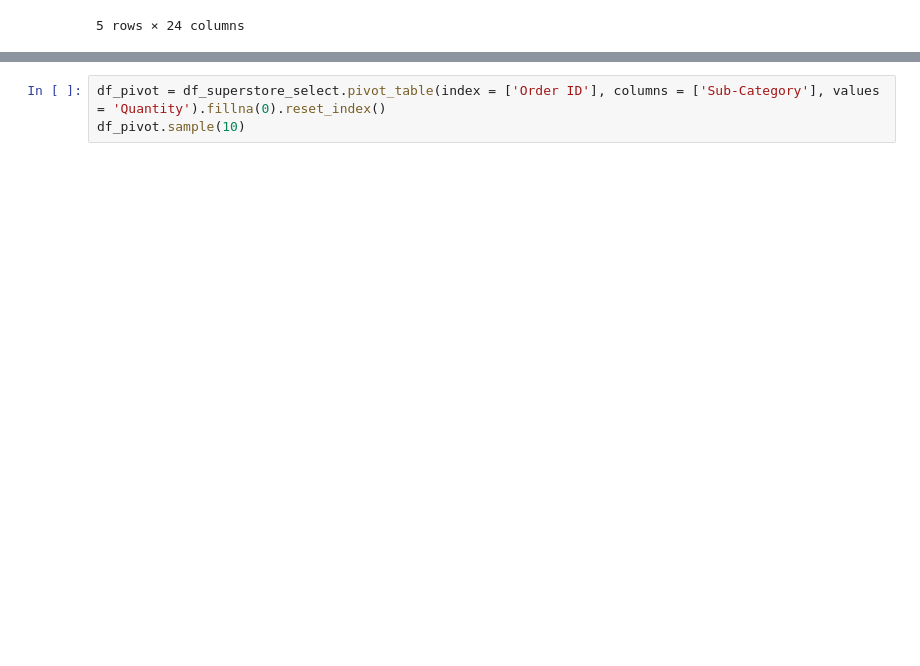
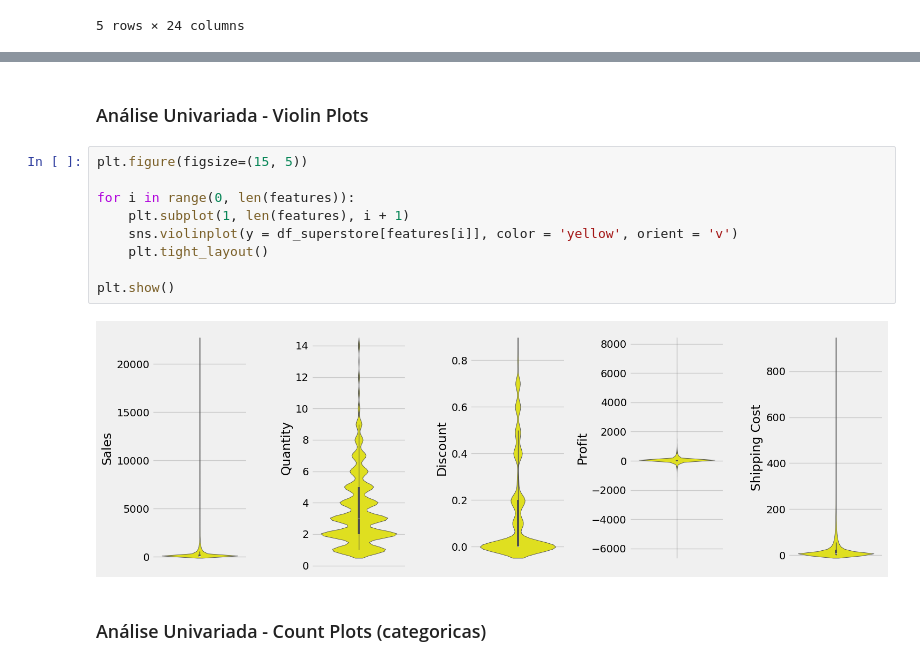
Before and after one commit to carlosrodriguesjf/analise-de-dados-de-superlojas-globais, a Jupyter notebook: Análise e visualização de dados de superlojas globais.ipynb, the cells around one changed output, grey strips where cells are left out. Cells and saved outputs as stored; diff of their text form; blank space fills up the shorter version.

```diff
--- a/Análise e visualização de dados de superlojas globais.ipynb
+++ b/Análise e visualização de dados de superlojas globais.ipynb
@@ -168,3 +286,15 @@ df_superstore_select.describe()
+# %% [markdown]
+### Análise Univariada - Violin Plots
 # %%
-df_pivot = df_superstore_select.pivot_table(index = ['Order ID'], columns = ['Sub-Category'], values = 'Quantity').fillna(0).reset_index()
-df_pivot.sample(10)
+plt.figure(figsize=(15, 5))
+
+for i in range(0, len(features)):
+    plt.subplot(1, len(features), i + 1)
+    sns.violinplot(y = df_superstore[features[i]], color = 'yellow', orient = 'v')
+    plt.tight_layout()
+
+plt.show()
+# %% [output]
+[figure, added]
+# %% [markdown]
+### Análise Univariada - Count Plots (categoricas)
```
Also changed, not shown: parts of 43 cells of this notebook, 1 other file.
